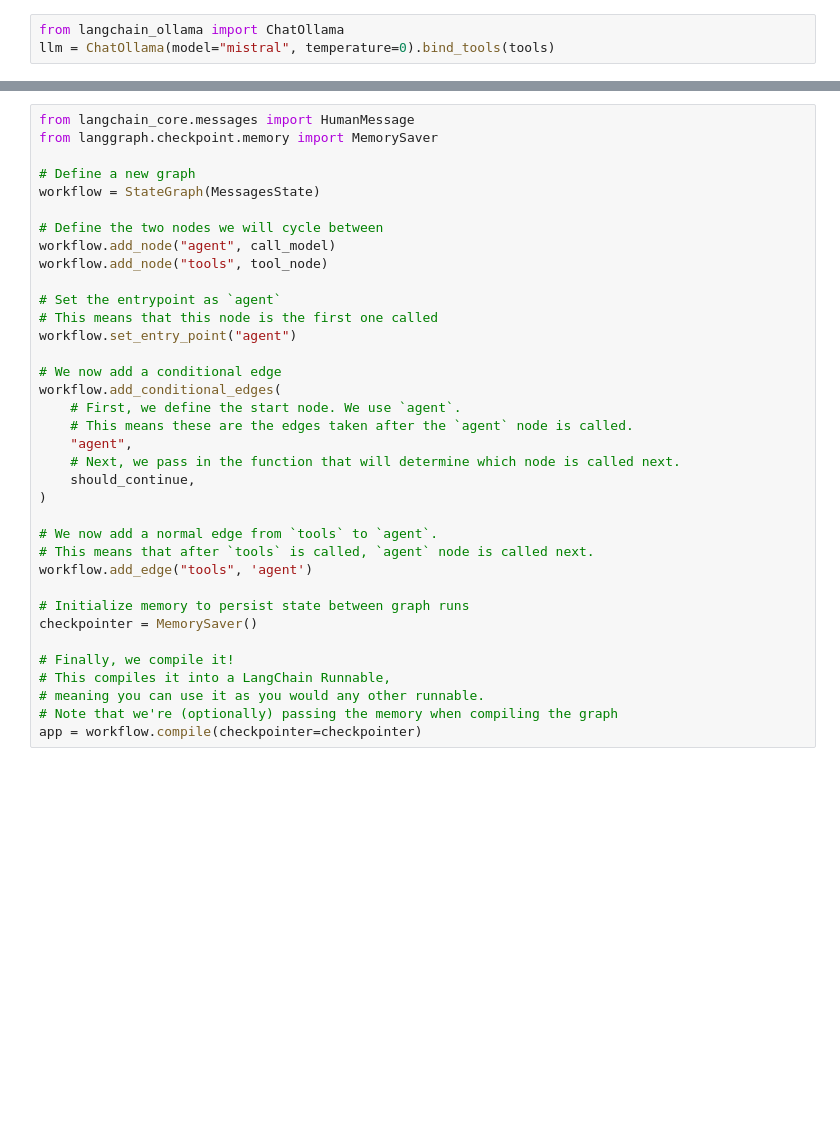
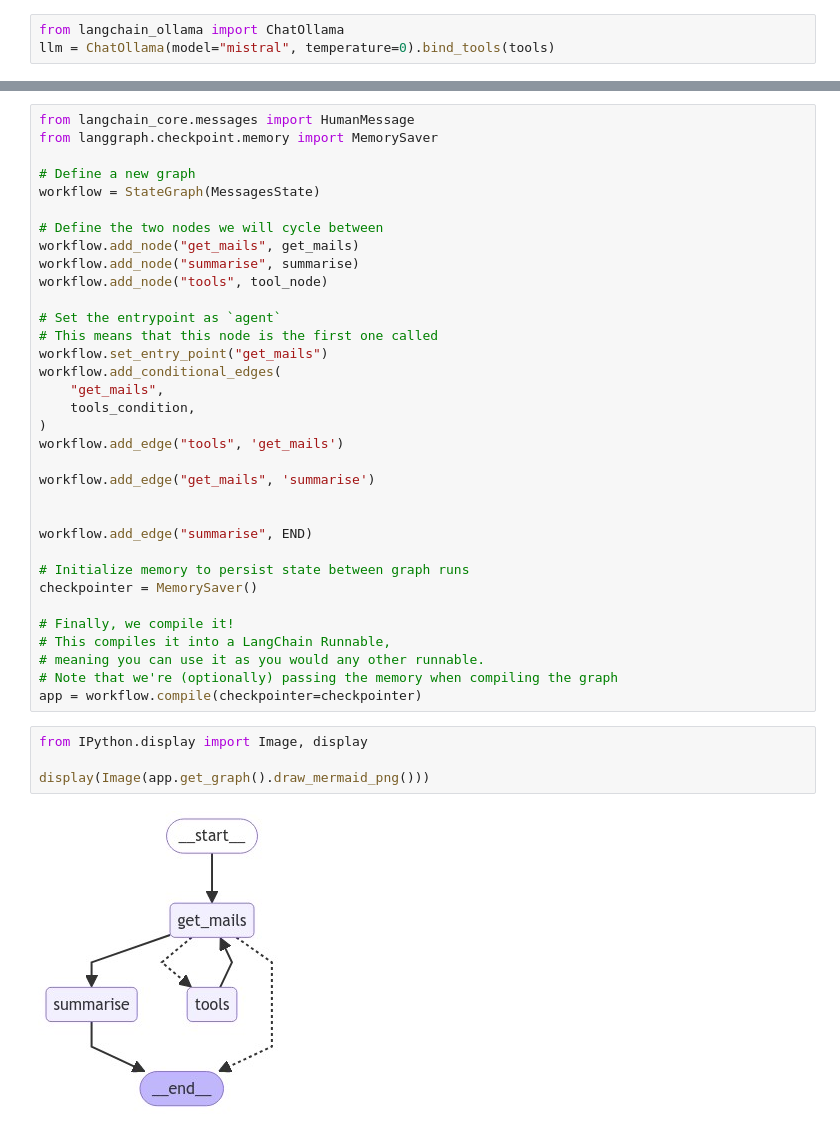
Before and after one commit to mehersaipreetam/personal-email-assistant, a Jupyter notebook: notebook/pea.ipynb, the cells around one changed output, grey strips where cells are left out. Saved outputs shown, nothing was run; the diff lists cells and outputs as text; blank space fills up the shorter version.

```diff
--- a/notebook/pea.ipynb
+++ b/notebook/pea.ipynb
@@ -50,25 +48,23 @@ from langgraph.checkpoint.memory import MemorySaver
 workflow = StateGraph(MessagesState)
 
 # Define the two nodes we will cycle between
-workflow.add_node("agent", call_model)
+workflow.add_node("get_mails", get_mails)
+workflow.add_node("summarise", summarise)
 workflow.add_node("tools", tool_node)
 
 # Set the entrypoint as `agent`
 # This means that this node is the first one called
-workflow.set_entry_point("agent")
+workflow.set_entry_point("get_mails")
+workflow.add_conditional_edges(
+    "get_mails",
+    tools_condition,
+)
+workflow.add_edge("tools", 'get_mails')
 
-# We now add a conditional edge
-workflow.add_conditional_edges(
-    # First, we define the start node. We use `agent`.
-    # This means these are the edges taken after the `agent` node is called.
-    "agent",
-    # Next, we pass in the function that will determine which node is called next.
-    should_continue,
-)
+workflow.add_edge("get_mails", 'summarise')
 
-# We now add a normal edge from `tools` to `agent`.
-# This means that after `tools` is called, `agent` node is called next.
-workflow.add_edge("tools", 'agent')
+
+workflow.add_edge("summarise", END)
 
 # Initialize memory to persist state between graph runs
 checkpointer = MemorySaver()
@@ -78,6 +74,12 @@ checkpointer = MemorySaver()
 # meaning you can use it as you would any other runnable.
 # Note that we're (optionally) passing the memory when compiling the graph
 app = workflow.compile(checkpointer=checkpointer)
+# %%
+from IPython.display import Image, display
+
+display(Image(app.get_graph().draw_mermaid_png()))
+# %% [output]
+[figure, added]
 # %%
 #  Use the Runnable
 final_state = app.invoke(
```
Also changed, not shown: parts of 8 cells of this notebook, 3 other files.
